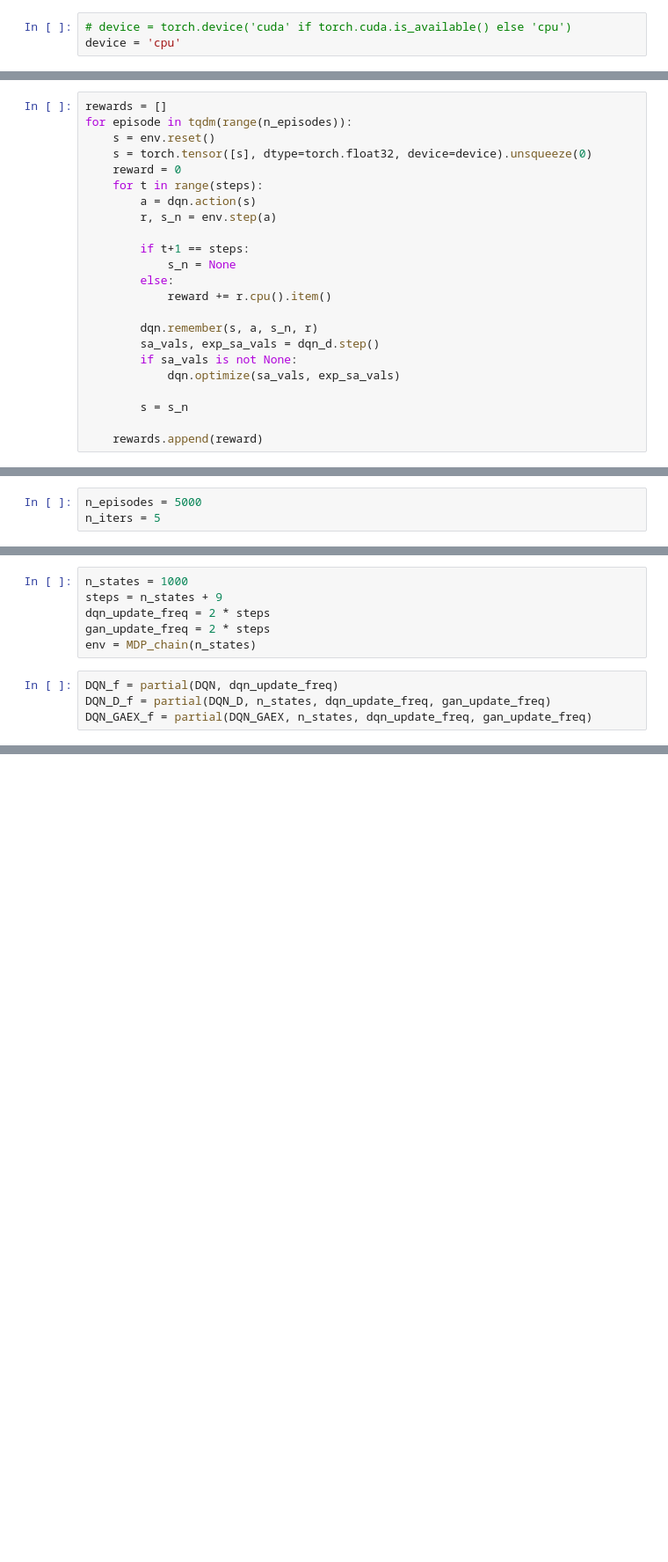
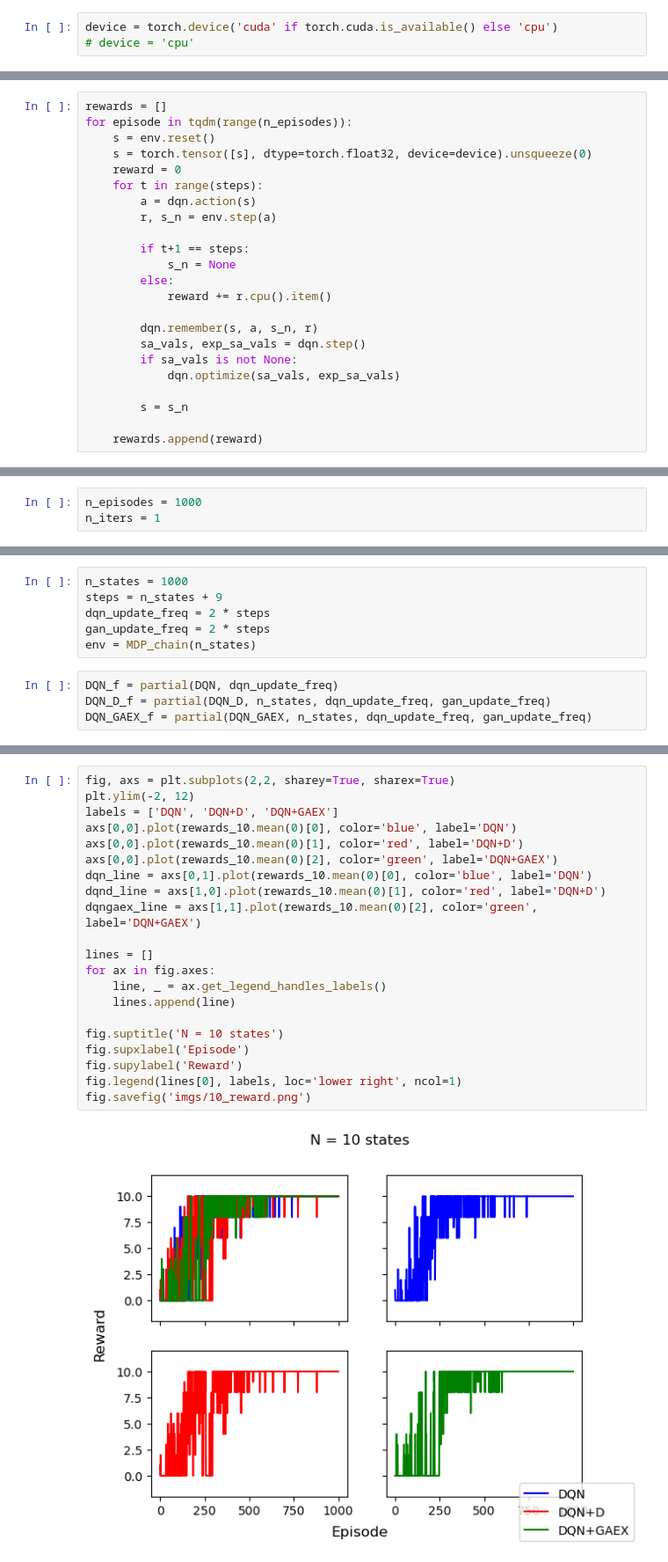
Before and after one commit to mathewf2/DQN-GAEX-Lite, a Jupyter notebook: dqn_gaex.ipynb, the cells around one changed output, grey strips where cells are left out. Shown at 88% size. Cells and saved outputs as stored; diff of their text form; blank space fills up the shorter version.

```diff
--- a/dqn_gaex.ipynb
+++ b/dqn_gaex.ipynb
@@ -16,3 +14,3 @@ from functools import partial
 # %%
-# device = torch.device('cuda' if torch.cuda.is_available() else 'cpu')
-device = 'cpu'
+device = torch.device('cuda' if torch.cuda.is_available() else 'cpu')
+# device = 'cpu'
@@ -41,7 +41,7 @@ for episode in tqdm(range(n_episodes)):
             reward += r.cpu().item()
 
         dqn.remember(s, a, s_n, r)
-        sa_vals, exp_sa_vals = dqn_d.step()
+        sa_vals, exp_sa_vals = dqn.step()
         if sa_vals is not None:
             dqn.optimize(sa_vals, exp_sa_vals)
 
@@ -116,6 +113,6 @@ plt.plot(rewards)
 # %%
-n_episodes = 5000
-n_iters = 5
+n_episodes = 1000
+n_iters = 1
 # %%
 n_states = 10
 steps = n_states + 9
@@ -256,0 +251,23 @@ plt.plot(rewards_1000.mean(0)[2])
+# %%
+fig, axs = plt.subplots(2,2, sharey=True, sharex=True)
+plt.ylim(-2, 12)
+labels = ['DQN', 'DQN+D', 'DQN+GAEX']
+axs[0,0].plot(rewards_10.mean(0)[0], color='blue', label='DQN')
+axs[0,0].plot(rewards_10.mean(0)[1], color='red', label='DQN+D')
+axs[0,0].plot(rewards_10.mean(0)[2], color='green', label='DQN+GAEX')
+dqn_line = axs[0,1].plot(rewards_10.mean(0)[0], color='blue', label='DQN')
+dqnd_line = axs[1,0].plot(rewards_10.mean(0)[1], color='red', label='DQN+D')
+dqngaex_line = axs[1,1].plot(rewards_10.mean(0)[2], color='green', label='DQN+GAEX')
+
+lines = []
+for ax in fig.axes:
+    line, _ = ax.get_legend_handles_labels()
+    lines.append(line)
+
+fig.suptitle('N = 10 states')
+fig.supxlabel('Episode')
+fig.supylabel('Reward')
+fig.legend(lines[0], labels, loc='lower right', ncol=1)
+fig.savefig('imgs/10_reward.png')
+# %% [output]
+[figure, added]
```
Also changed, not shown: parts of 24 cells of this notebook, 12 other files.
